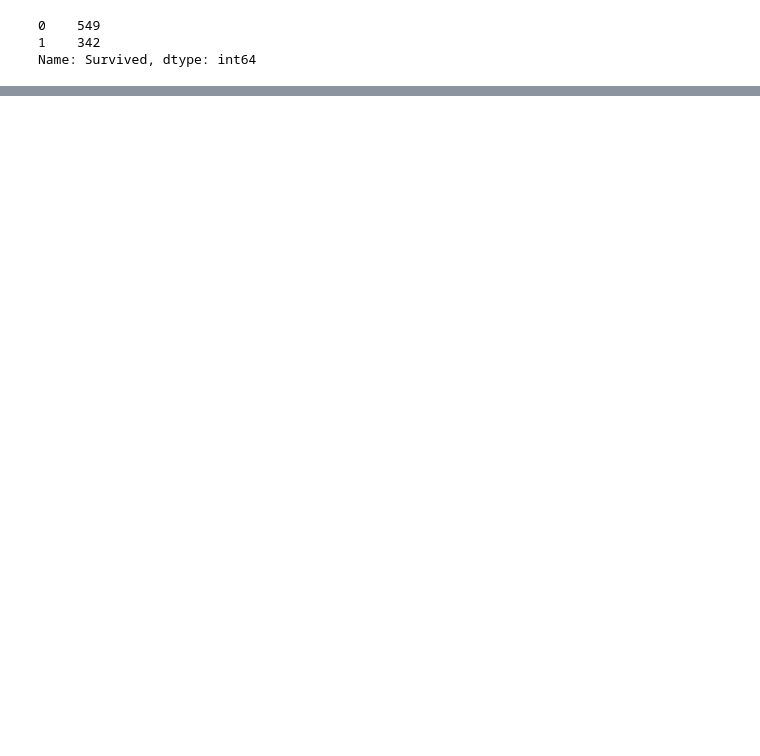
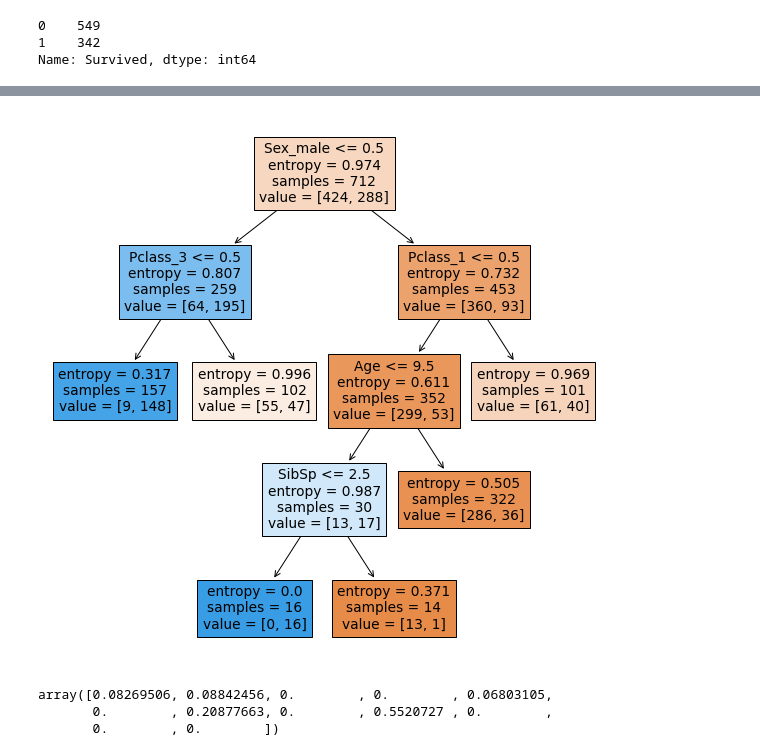
Before and after one commit to matthewpecsok/4482_fall_2022, a Jupyter notebook: labs/Lab3_Classification_Intro.ipynb, the cells around one changed output, grey strips where cells are left out. Saved outputs shown, nothing was run; the diff lists cells and outputs as text; code cells hidden in the pictures; blank space fills up the shorter version.

```diff
--- a/labs/Lab3_Classification_Intro.ipynb
+++ b/labs/Lab3_Classification_Intro.ipynb
@@ -46,0 +128,16 @@ Name: Survived, dtype: int64
+# %%
+tree_model_3 = tree.DecisionTreeClassifier(random_state=123,max_leaf_nodes=6,criterion='entropy')
+tree_model_3.fit(titanic_encoded_X,y_target)
+
+fig = plt.figure(figsize=(10,10))
+_ = tree.plot_tree(tree_model_3,
+                   feature_names=titanic_encoded_X.columns.to_list(),
+                   filled=True)
+# %% [output]
+[figure, added]
+# %%
+tree_model_3.feature_importances_
+# %% [output]
+array([0.08269506, 0.08842456, 0.        , 0.        , 0.06803105,
+       0.        , 0.20877663, 0.        , 0.5520727 , 0.        ,
+       0.        , 0.        ])
```
Also changed, not shown: parts of 13 cells of this notebook.
